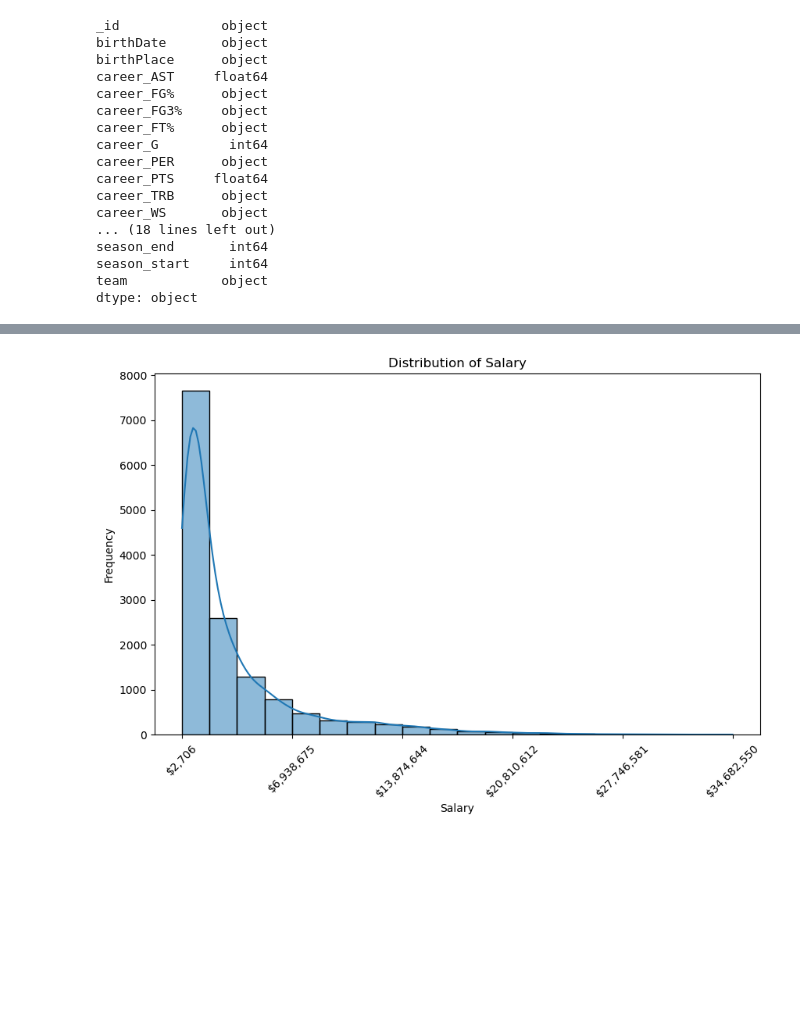
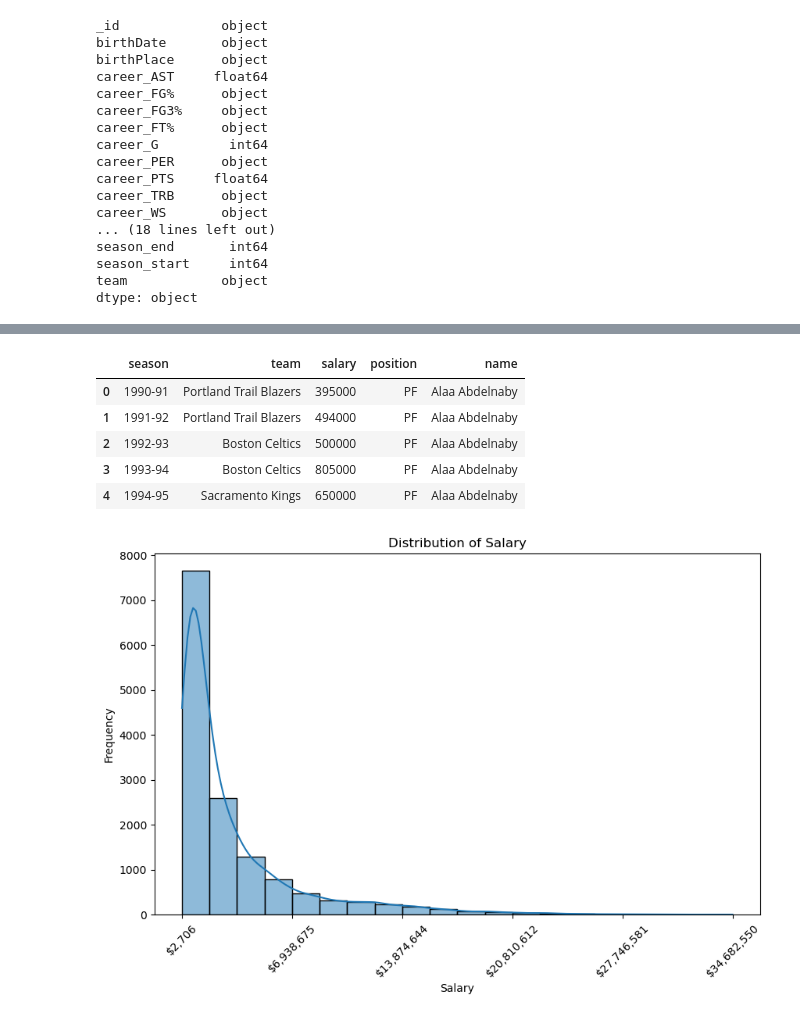
Before and after one commit to carlosfrev123/DS-4002-Group-18, a Jupyter notebook: SCRIPTS/Project 2 Milestone 2.ipynb, the cells around one changed output, grey strips where cells are left out. Cells and saved outputs as stored; diff of their text form; code cells hidden in the pictures; blank space fills up the shorter version.

```diff
--- a/SCRIPTS/Project 2 Milestone 2.ipynb
+++ b/SCRIPTS/Project 2 Milestone 2.ipynb
@@ -148,3 +153,12 @@ filtered_df['position'] = filtered_df['position'].map(position_mapping)
+# %%
+filtered_df.head()
+# %% [output]
+|  | season | team | salary | position | name |
+| 0 | 1990-91 | Portland Trail Blazers | 395000 | PF | Alaa Abdelnaby |
+| 1 | 1991-92 | Portland Trail Blazers | 494000 | PF | Alaa Abdelnaby |
+| 2 | 1992-93 | Boston Celtics | 500000 | PF | Alaa Abdelnaby |
+| 3 | 1993-94 | Boston Celtics | 805000 | PF | Alaa Abdelnaby |
+| 4 | 1994-95 | Sacramento Kings | 650000 | PF | Alaa Abdelnaby |
 # %%
 import matplotlib.pyplot as plt
 import seaborn as sns
```
Also changed, not shown: parts of 10 cells of this notebook.
